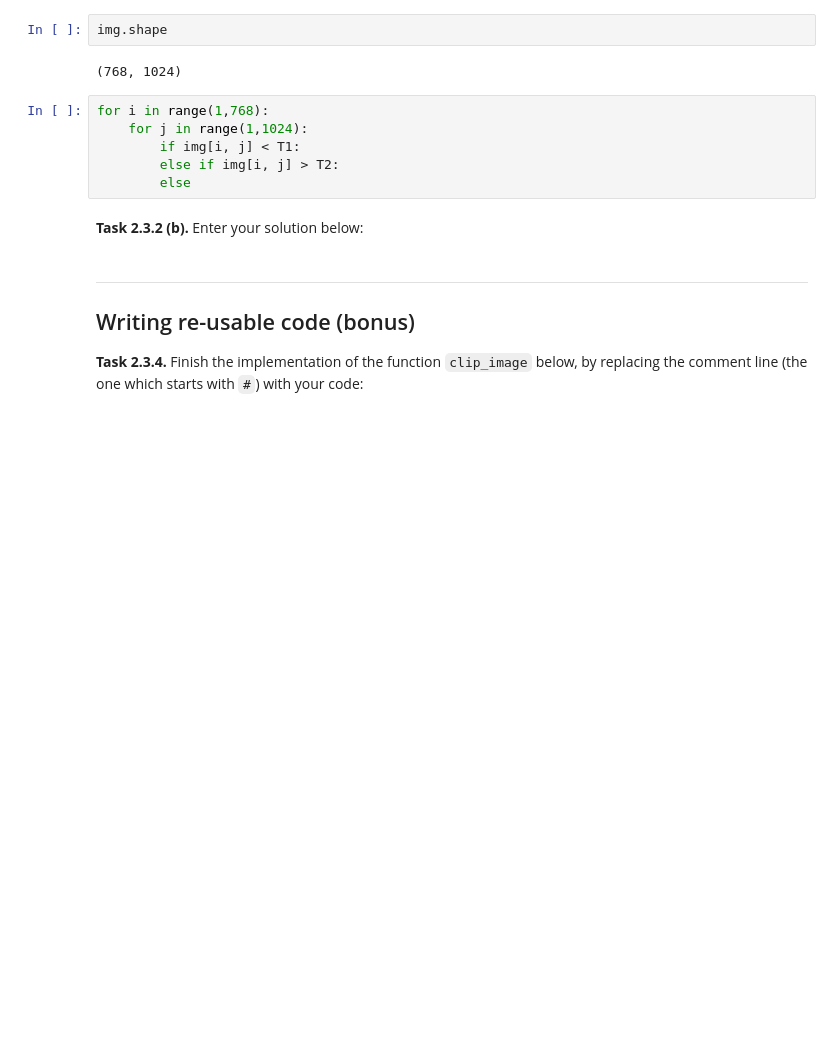
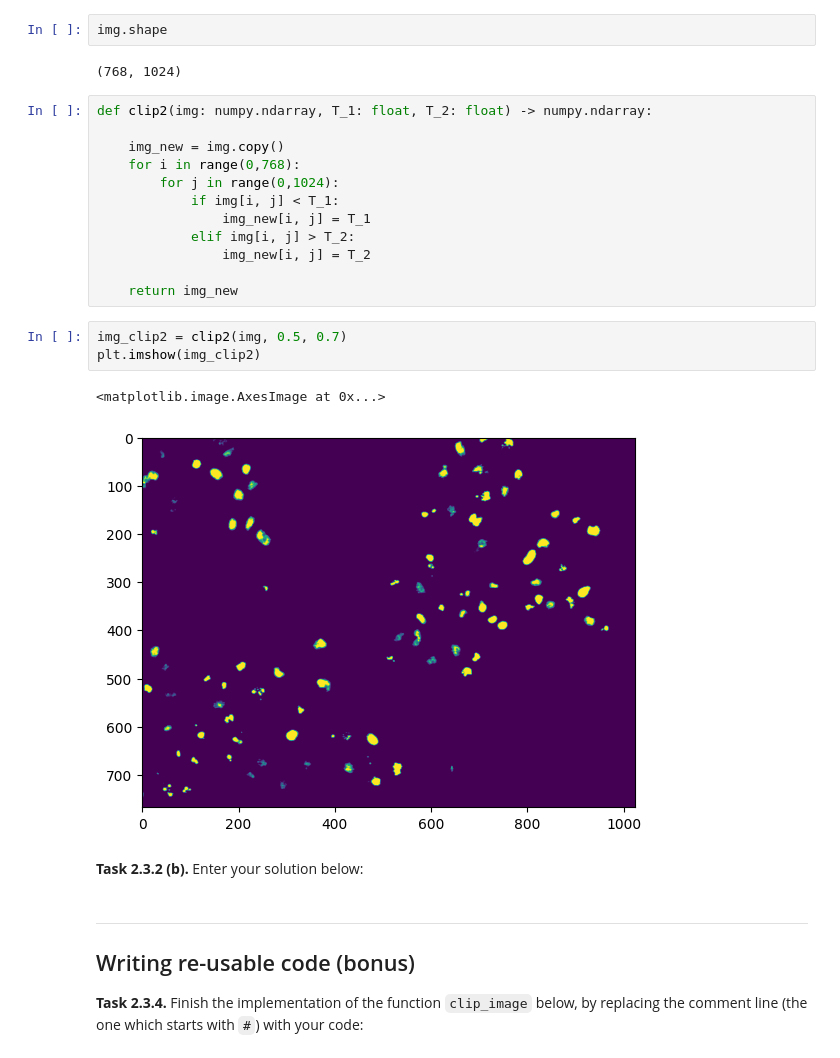
Before and after one commit to JungeWiesoAlleUsernamesSchonVergeben/mobi-fs3-python, a Jupyter notebook: task2.ipynb, the cells around one changed output. Saved outputs shown, nothing was run; the diff lists cells and outputs as text; blank space fills up the shorter version.

```diff
--- a/task2.ipynb
+++ b/task2.ipynb
@@ -60,11 +60,23 @@ img.shape
 # %% [output]
 (768, 1024)
 # %%
-for i in range(1,768):
-    for j in range(1,1024):
-        if img[i, j] < T1:
-        else if img[i, j] > T2:
-        else
+def clip2(img: numpy.ndarray, T_1: float, T_2: float) -> numpy.ndarray:
+
+    img_new = img.copy()
+    for i in range(0,768):
+        for j in range(0,1024):
+            if img[i, j] < T_1:
+                img_new[i, j] = T_1
+            elif img[i, j] > T_2:
+                img_new[i, j] = T_2
+
+    return img_new
+# %%
+img_clip2 = clip2(img, 0.5, 0.7)
+plt.imshow(img_clip2)
+# %% [output]
+<matplotlib.image.AxesImage at 0x...>
+[figure, added]
 # %% [markdown]
 **<a id="#">Task 2.3.2 (b).</a>** Enter your solution below:
 # %% [markdown]
```
Also changed, not shown: 1 other file.
